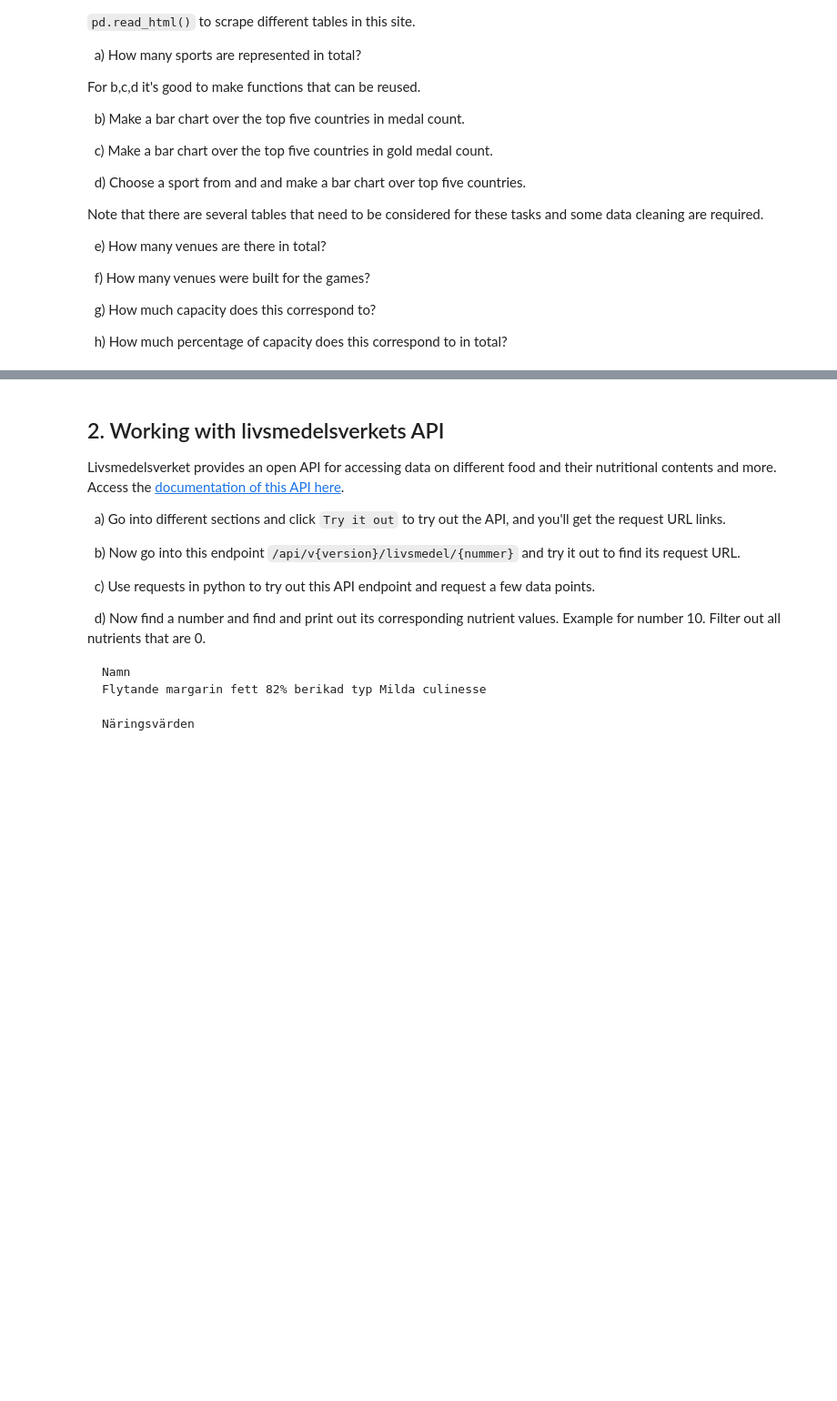
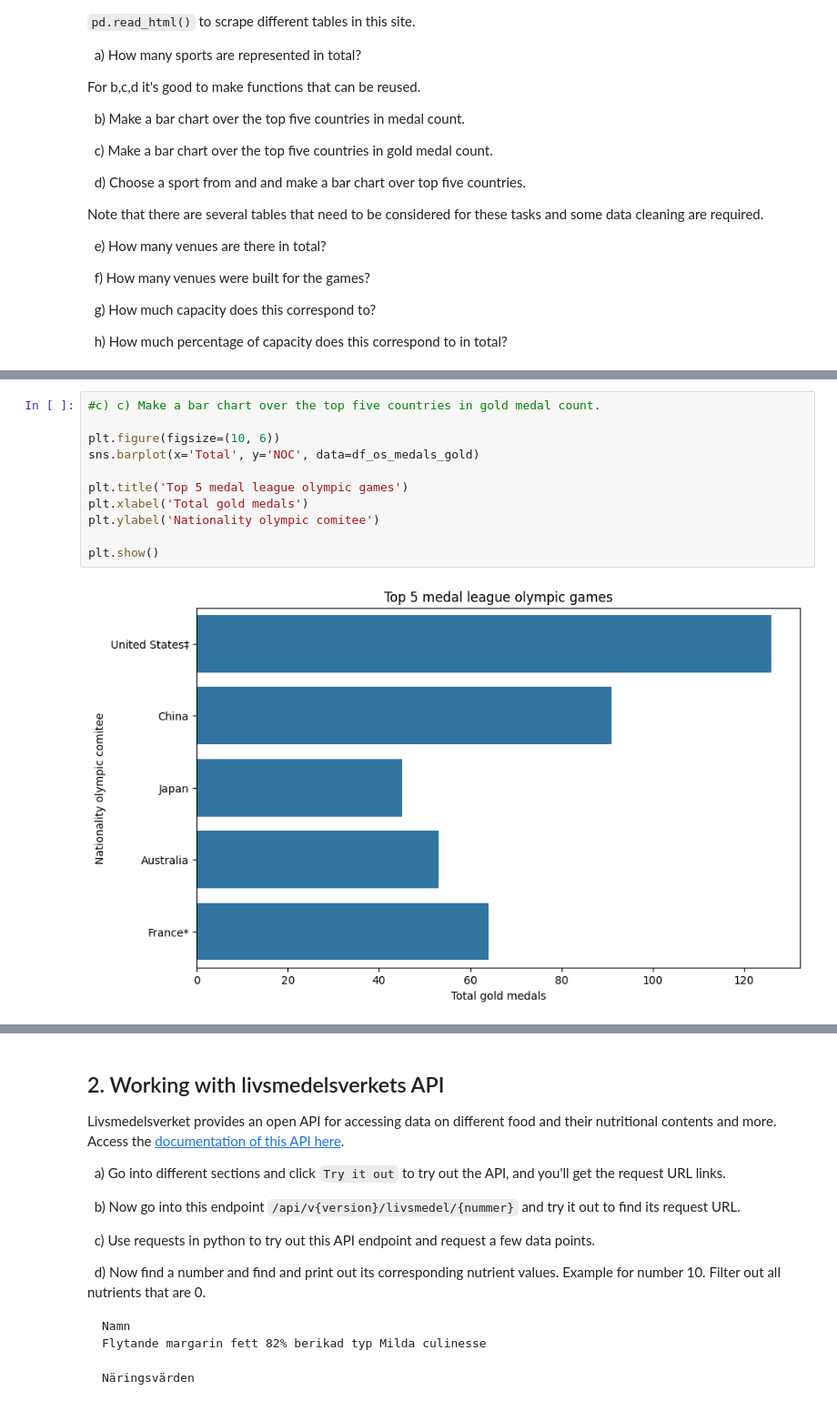
Before and after one commit to Utjiman/Fullstack_data_Richard_Boden, a Jupyter notebook: Exercise/exercise_2.ipynb, the cells around one changed output, grey strips where cells are left out. Shown: that part at 91% size. Saved outputs shown, nothing was run; the diff lists cells and outputs as text; blank space fills up the shorter version.

```diff
--- a/Exercise/exercise_2.ipynb
+++ b/Exercise/exercise_2.ipynb
@@ -419,0 +491,13 @@ df_os
+# %%
+#c) c) Make a bar chart over the top five countries in gold medal count.
+
+plt.figure(figsize=(10, 6))
+sns.barplot(x='Total', y='NOC', data=df_os_medals_gold)
+
+plt.title('Top 5 medal league olympic games')
+plt.xlabel('Total gold medals')
+plt.ylabel('Nationality olympic comitee')
+
+plt.show()
+# %% [output]
+[figure, added]
```
Also changed, not shown: parts of 21 cells of this notebook.
